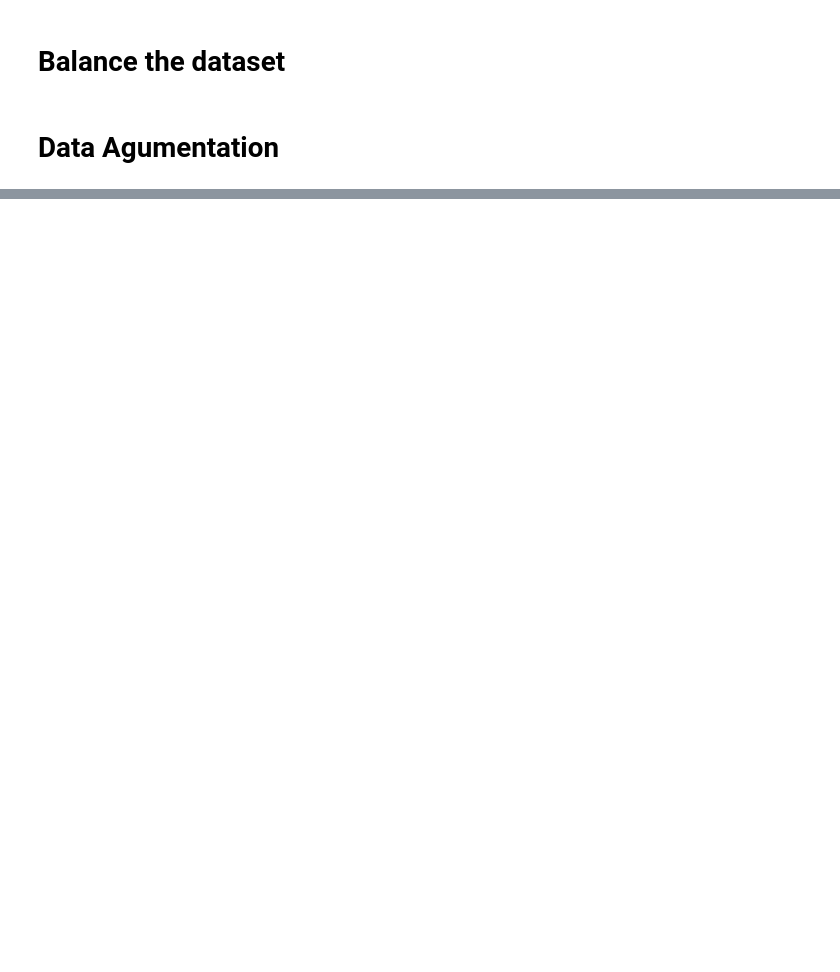
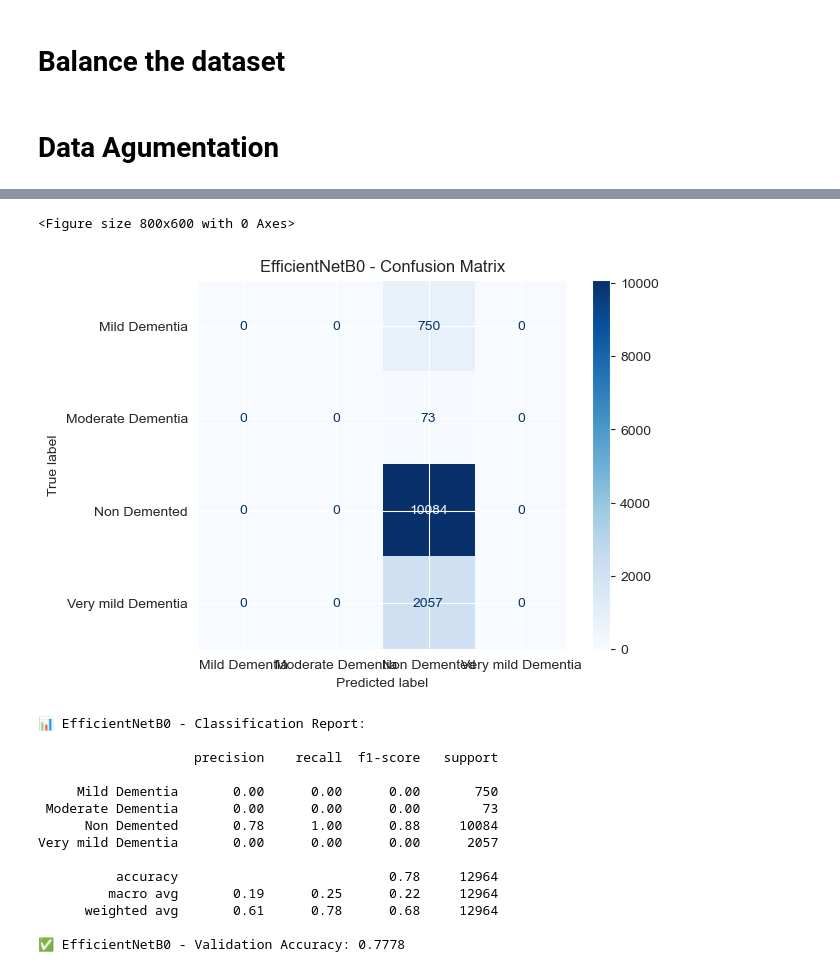
Before and after one commit to Hutt01/AAUTIA2, a Jupyter notebook: FJSL_Alzheimer_Classification_Rafa.ipynb, the cells around one changed output, grey strips where cells are left out. Saved outputs shown, nothing was run; the diff lists cells and outputs as text; code cells hidden in the pictures; blank space fills up the shorter version.

```diff
--- a/FJSL_Alzheimer_Classification_Rafa.ipynb
+++ b/FJSL_Alzheimer_Classification_Rafa.ipynb
@@ -468,0 +414,18 @@ plt.show()
+# %%
+from tensorflow.keras.applications import EfficientNetB0
+
+def build_efficientnet(num_classes=4):
+    base = EfficientNetB0(include_top=False, weights='imagenet', input_shape=(128, 128, 3))
+    base.trainable = False
+
+    inputs = Input(shape=(128, 128, 3))
+    x = base(inputs, training=False)
+    x = GlobalAveragePooling2D()(x)
+    x = Dropout(0.5)(x)
+    x = Dense(128, activation='relu')(x)
+    x = Dropout(0.3)(x)
+    outputs = Dense(num_classes, activation='softmax')(x)
+
+    model = Model(inputs, outputs)
+    model.compile(optimizer=Adam(1e-4), loss='sparse_categorical_crossentropy', metrics=['accuracy'])
+    return model
@@ -468,0 +527,18 @@ plt.show()
+# %%
+model_efficientnet = build_efficientnet()
+
+history_efficientnet = model_efficientnet.fit(
+    train_ds,
+    validation_data=val_ds,
+    epochs=100,
+    callbacks=[
+        tf.keras.callbacks.EarlyStopping(
+            patience=5, restore_best_weights=True
+        ),
+        tf.keras.callbacks.ModelCheckpoint(
+            filepath="efficientnetb0_best_weights.h5",
+            save_best_only=True,
+            save_weights_only=True  # 🔧 Fix: only weights, no serialization problem
+        )
+    ]
+)
@@ -468,0 +563,19 @@ plt.show()
+# %%
+evaluate_model_performance(model_efficientnet, test_ds, classes, model_name="EfficientNetB0")
+# %% [output]
+<Figure size 800x600 with 0 Axes>
+[figure, added]
+📊 EfficientNetB0 - Classification Report:
+
+                    precision    recall  f1-score   support
+
+     Mild Dementia       0.00      0.00      0.00       750
+ Moderate Dementia       0.00      0.00      0.00        73
+      Non Demented       0.78      1.00      0.88     10084
+Very mild Dementia       0.00      0.00      0.00      2057
+
+          accuracy                           0.78     12964
+         macro avg       0.19      0.25      0.22     12964
+      weighted avg       0.61      0.78      0.68     12964
+
+✅ EfficientNetB0 - Validation Accuracy: 0.7778
```
Also changed, not shown: parts of 19 cells of this notebook.
